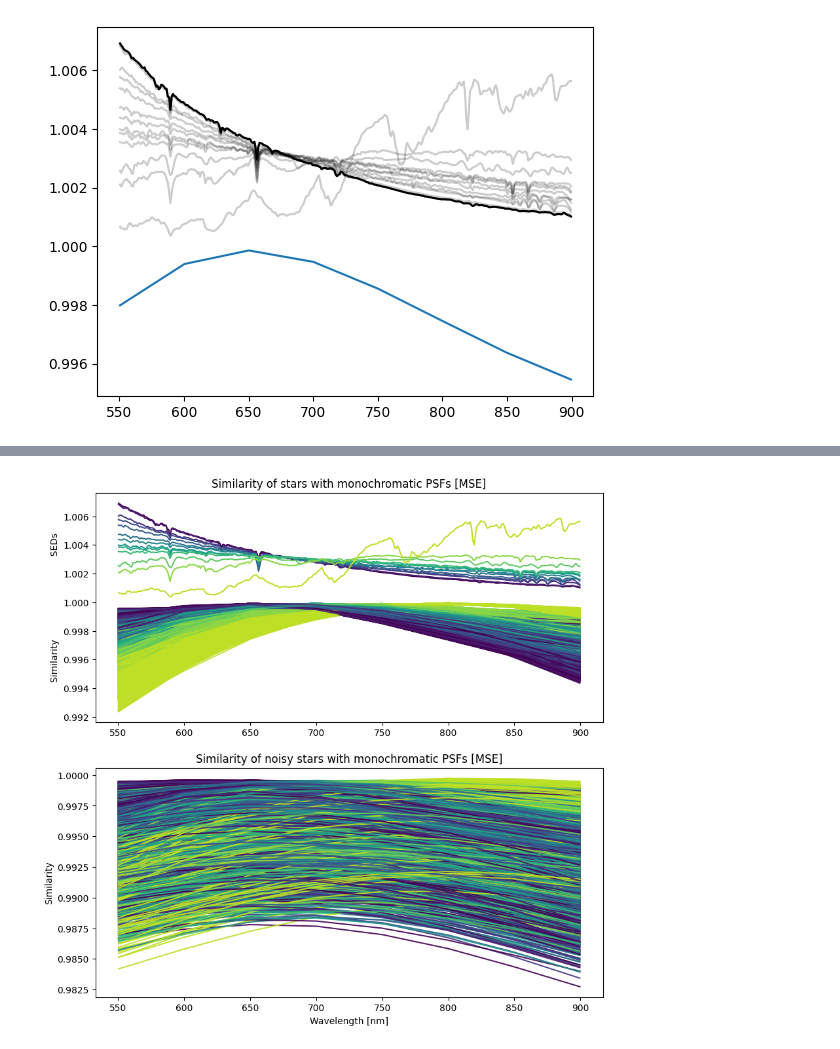
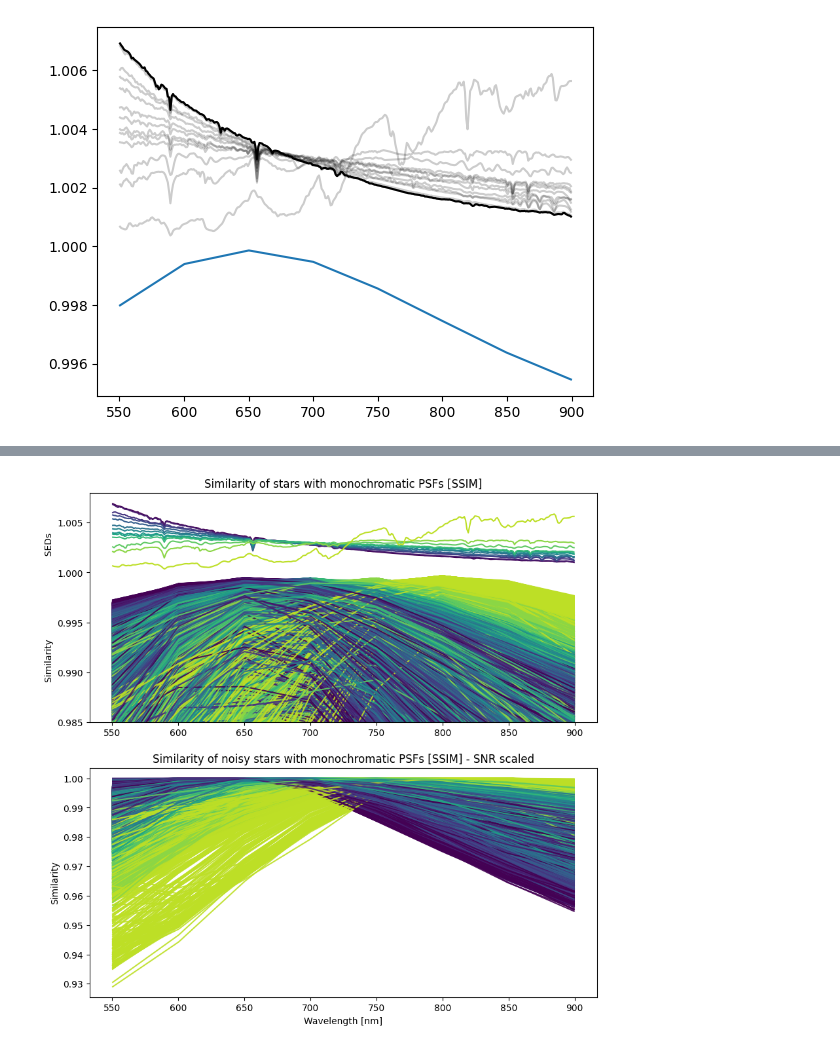
Before and after one commit to CentofantiEze/sed_spectral_classification, a Jupyter notebook: notebooks/validate_datasets.ipynb, the cells around one changed output, grey strips where cells are left out. Drawn from its saved outputs; the diff is of its cells as text; code cells hidden in the pictures.

Commit message:
Analise PSF spectral classification datasets.

```diff
--- a/notebooks/validate_datasets.ipynb
+++ b/notebooks/validate_datasets.ipynb
@@ -47,3 +47,32 @@ plt.show()
 # %% [output]
 [figure]
 [figure]
+# %%
+# Define 13 color palette
+color_palette = plt.cm.viridis(np.linspace(0, 0.9, 13))
+
+# Plot the difference with color code
+fig, ax = plt.subplots(3,1,figsize=(10, 10))
+
+for i in range(dataset['parameters']['n_stars']):
+    diff = np.array([np.sum((mono_psf-dataset['stars'][i])**2) for mono_psf in dataset['mono_psfs'][i]])
+    ax[0].plot(lambdas,1-diff, color=color_palette[dataset['SED_ids'][i]], alpha=0.9)
+# Plot the SEDs
+for i in range(13):
+    ax[0].plot(dataset['SEDs'][0][:,0], 1+SEDs[i], color=color_palette[i])
+# Plot similarity with the noisy stars
+for i in range(dataset['parameters']['n_stars']):
+    diff = np.array([np.sum((mono_psf-dataset['noisy_stars'][i])**2) for mono_psf in dataset['mono_psfs'][i]])
+    ax[1].plot(lambdas,(1-diff), color=color_palette[dataset['SED_ids'][i]], alpha=0.9)
+# Plot normalised similarity with the noisy stars
+for i in range(dataset['parameters']['n_stars']):
+    diff = np.array([np.sum((mono_psf-dataset['noisy_stars'][i])**2) for mono_psf in dataset['mono_psfs'][i]])
+    ax[2].plot(lambdas,(1-diff)/np.max(1-diff), color=color_palette[dataset['SED_ids'][i]], alpha=0.9)
+ax[0].set_title('Similarity of stars with monochromatic PSFs [MSE]')
+ax[1].set_title('Similarity of noisy stars with monochromatic PSFs [MSE]')
+ax[2].set_title('Similarity of noisy stars with monochromatic PSFs [MSE] - SNR scaled')
+ax[2].set_xlabel('Wavelength [nm]')
+ax[0].set_ylabel('Similarity                        SEDs')
+ax[1].set_ylabel('Similarity')
+ax[2].set_ylabel('Similarity')
+plt.show()
@@ -50,25 +81,23 @@ plt.show()
 # %%
-# Define 13 color palette
-color_palette = plt.cm.viridis(np.linspace(0, 0.9, 13))
-
 # Plot the difference with color code
 fig, ax = plt.subplots(2,1,figsize=(10, 10))
 
 for i in range(dataset['parameters']['n_stars']):
-    diff = np.array([np.sum((mono_psf-dataset['stars'][i])**2) for mono_psf in dataset['mono_psfs'][i]])
-    ax[0].plot(lambdas,1-diff, color=color_palette[dataset['SED_ids'][i]], alpha=0.9)
+    simil = np.array([ssim(mono_psf,dataset['stars'][i], data_range=0.2) for mono_psf in dataset['mono_psfs'][i]])
+    ax[0].plot(lambdas,simil, color=color_palette[dataset['SED_ids'][i]], alpha=0.9)
+ax[0].set_ylim(0.985,1.008)
 # Plot the SEDs
 for i in range(13):
     ax[0].plot(dataset['SEDs'][0][:,0], 1+SEDs[i], color=color_palette[i])
 # Plot similarity with the noisy stars
 for i in range(dataset['parameters']['n_stars']):
-    diff = np.array([np.sum((mono_psf-dataset['noisy_stars'][i])**2) for mono_psf in dataset['mono_psfs'][i]])
-    ax[1].plot(lambdas,1-diff, color=color_palette[dataset['SED_ids'][i]], alpha=0.9)
-ax[0].set_title('Similarity of stars with monochromatic PSFs [MSE]')
-ax[1].set_title('Similarity of noisy stars with monochromatic PSFs [MSE]')
+    simil = np.array([ssim(mono_psf,dataset['noisy_stars'][i], data_range=0.2) for mono_psf in dataset['mono_psfs'][i]])
+    ax[1].plot(lambdas,simil/np.max(simil), color=color_palette[dataset['SED_ids'][i]], alpha=0.9)
+ax[0].set_title('Similarity of stars with monochromatic PSFs [SSIM]')
+ax[1].set_title('Similarity of noisy stars with monochromatic PSFs [SSIM] - SNR scaled')
 ax[1].set_xlabel('Wavelength [nm]')
 ax[0].set_ylabel('Similarity                             SEDs')
 ax[1].set_ylabel('Similarity')
 plt.show()
 # %% [output]
-[figure, old version]
+[figure, new version]
```
Also changed, not shown: parts of 2 cells of this notebook.
